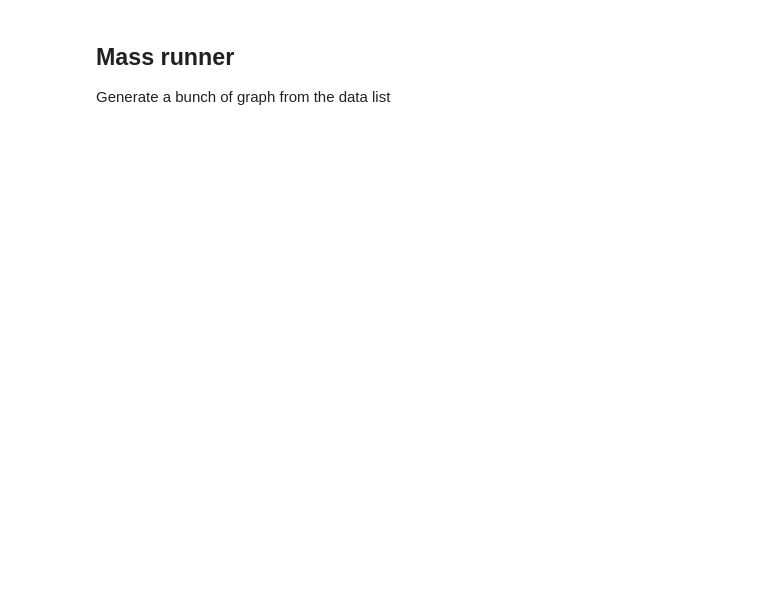
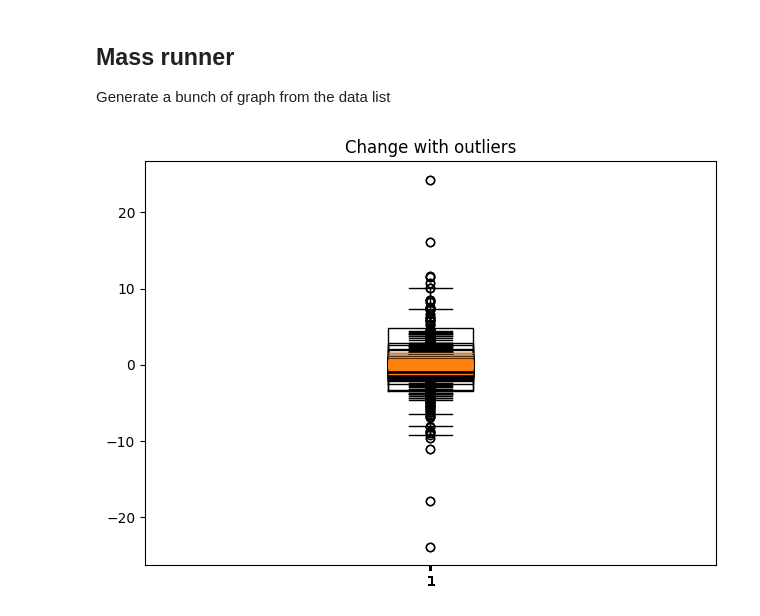
Before and after one commit to BlackJackMC/VM2C, a Jupyter notebook: python/src/main.ipynb, the cells around one changed output. Cells and saved outputs as stored; diff of their text form; code cells hidden in the pictures; blank space fills up the shorter version.

Commit message:
Add overview

```diff
--- a/python/src/main.ipynb
+++ b/python/src/main.ipynb
@@ -90,6 +90,37 @@ def seasonal_analyze(data, name, save_file_name, period, time_flag, model, save=
     plt.tight_layout()
     if save: fig.savefig(f"{save_path}/{save_file_name}-Correlation")
     plt.show()
+# %%
+def data_analyze(data, name, folder_name):
+    base_path = f"../out/report/{name}/{folder_name}"
+    os.makedirs(base_path, exist_ok=True)
+
+    overview = data.describe()
+
+    data = data.copy().dropna()
+
+    Q1 = np.percentile(data, 25)
+    Q3 = np.percentile(data, 75)
+
+    IQR = Q3 - Q1
+
+    lower_bound = Q1 - 1.5 * IQR
+    upper_bound = Q3 + 1.5 * IQR
+
+    outliers = data[(data < lower_bound) | (data > upper_bound)]
+    outliers.index = outliers.index.strftime("%m/%Y")
+
+    overview["outliers count"] = outliers.count()
+
+    plt.boxplot(data)
+    plt.tight_layout()
+    plt.title("Change with outliers")
+
+    overview.to_csv(f"{base_path}/{folder_name}-overview.csv")
+    outliers.to_csv(f"{base_path}/{folder_name}-outliers.csv")
+    plt.savefig(f"{base_path}/{folder_name}-outliers-plot.png")
+
+    return overview.copy(), outliers.copy()
 # %% [markdown]
 ## Input data
 # %% [markdown]
@@ -140,9 +258,14 @@ Generate a bunch of graph from the data list
 # %%
 for file in data_files:
     df, name = read_data(file)
-    seasonal_analyze(df["Change"], name, f"{df.index.year.max() - df.index.year.min()}years", period=12, time_flag=f"{df.index.year.max() - df.index.year.min()} year(s)", model="additive", save=True)
+
+    # seasonal_analyze(df["Change"], name, f"{df.index.year.max() - df.index.year.min() + 1}years", period=12, time_flag=f"{df.index.year.max() - df.index.year.min() + 1} year(s)", model="additive", save=True)
+    data_analyze(df["Change"], name, f"{df.index.year.max() - df.index.year.min() + 1}years")
     for i in range(1, 22):
         try:
-            seasonal_analyze(df[(i - 1) * 12 : i * 12]["Change"], name, i + 2001, period=6, time_flag=i + 2001, model="additive", save=True)
-        except:
+            # seasonal_analyze(df[(i - 1) * 12 : i * 12]["Change"], name, i + 2001, period=6, time_flag=i + 2001, model="additive", save=True)
+            data_analyze(df[(i - 1) * 12 : i * 12]['Change'], name, f"{i + 2001}")
+        except Exception as e:
             pass
+# %% [output]
+[figure, added]
```
Also changed, not shown: parts of 9 cells of this notebook, 1 other file.
